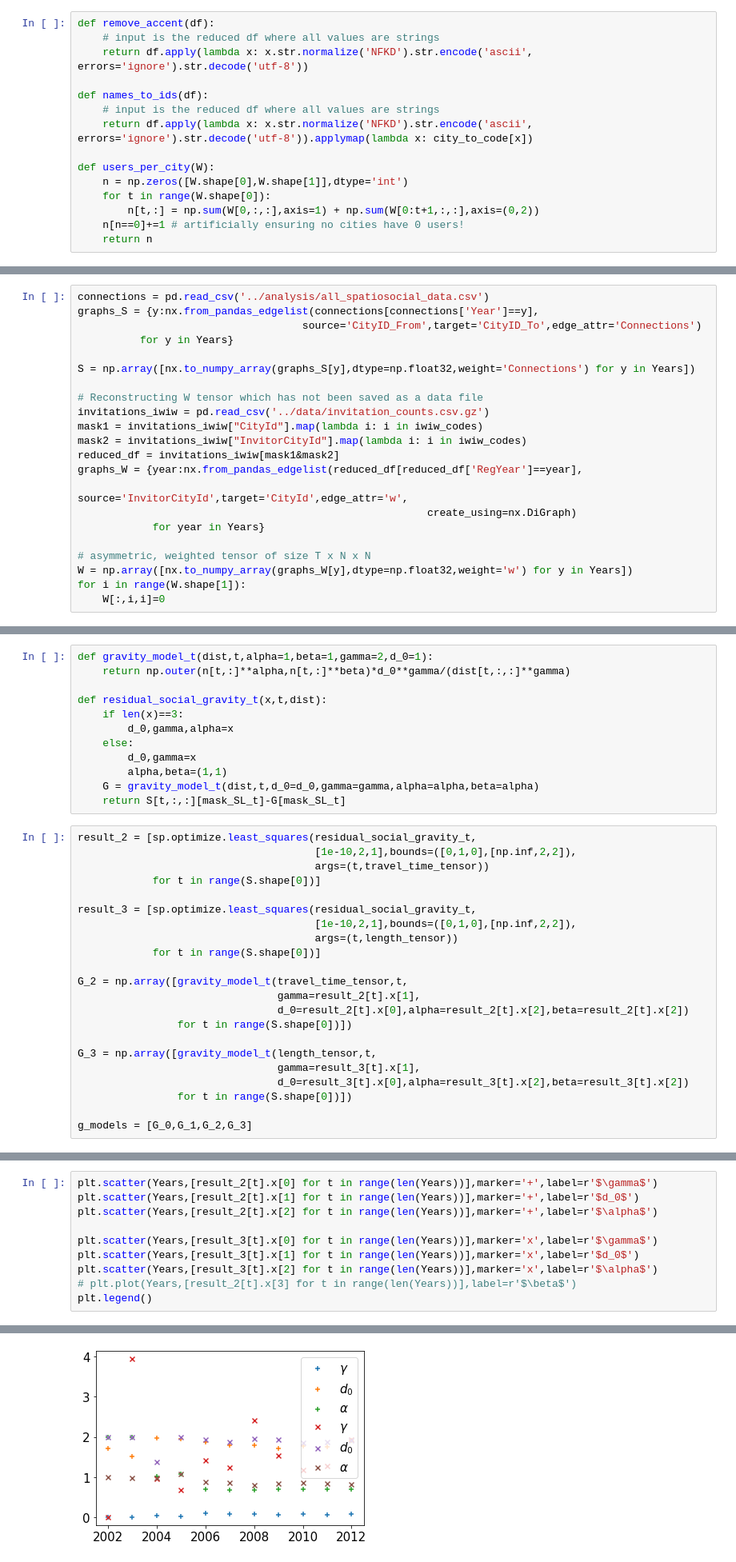
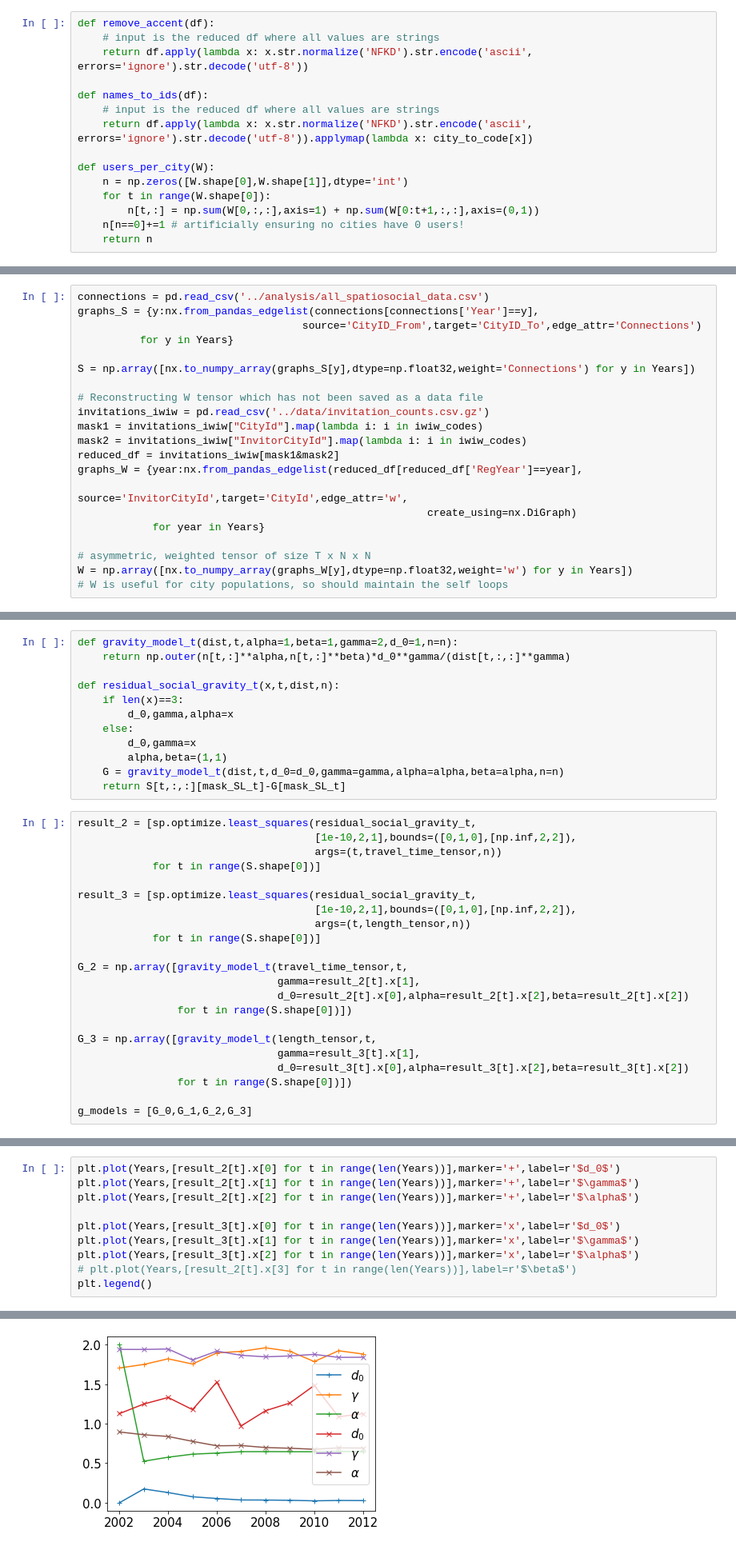
Before and after one commit to bokae/wwcs-2022-memory-of-social-connections, a Jupyter notebook: analysis/2-null model parameter inference.ipynb, the cells around one changed output, grey strips where cells are left out. Shown: that part at 80% size. Saved outputs shown, nothing was run; the diff lists cells and outputs as text.

Commit message:
adjusted population
population now is the total number of invitations a city receives at time t. The models are even worse with this adjusted population.

```diff
--- a/analysis/2-null model parameter inference.ipynb
+++ b/analysis/2-null model parameter inference.ipynb
@@ -38,7 +38,7 @@ def names_to_ids(df):
 def users_per_city(W):
     n = np.zeros([W.shape[0],W.shape[1]],dtype='int')
     for t in range(W.shape[0]):
-        n[t,:] = np.sum(W[0,:,:],axis=1) + np.sum(W[0:t+1,:,:],axis=(0,2))
+        n[t,:] = np.sum(W[0,:,:],axis=1) + np.sum(W[0:t+1,:,:],axis=(0,1))
     n[n==0]+=1 # artificially ensuring no cities have 0 users!
     return n
 # %% [markdown]
@@ -81,8 +81,7 @@ graphs_W = {year:nx.from_pandas_edgelist(reduced_df[reduced_df['RegYear']==year]
 
 # asymmetric, weighted tensor of size T x N x N
 W = np.array([nx.to_numpy_array(graphs_W[y],dtype=np.float32,weight='w') for y in Years])
-for i in range(W.shape[1]):
-    W[:,i,i]=0
+# W is useful for city populations, so should maintain the self loops
 # %%
 fig,axs=plt.subplots(figsize=(10,8),nrows=2,sharex=True)
 axs[0].plot(Years,(S[:,4,16]/S[-1,4,16])/(S.mean(axis=(1,2))/S.mean(axis=(1,2))[-1]),label=r'$S_{4,16}$')
@@ -156,26 +147,26 @@ Text(0.5, 0, 'Year')
 # %% [markdown]
 ## Evolving parameters
 # %%
-def gravity_model_t(dist,t,alpha=1,beta=1,gamma=2,d_0=1):
+def gravity_model_t(dist,t,alpha=1,beta=1,gamma=2,d_0=1,n=n):
     return np.outer(n[t,:]**alpha,n[t,:]**beta)*d_0**gamma/(dist[t,:,:]**gamma)
 
-def residual_social_gravity_t(x,t,dist):
+def residual_social_gravity_t(x,t,dist,n):
     if len(x)==3:
         d_0,gamma,alpha=x
     else:
         d_0,gamma=x
         alpha,beta=(1,1)
-    G = gravity_model_t(dist,t,d_0=d_0,gamma=gamma,alpha=alpha,beta=alpha)
+    G = gravity_model_t(dist,t,d_0=d_0,gamma=gamma,alpha=alpha,beta=alpha,n=n)
     return S[t,:,:][mask_SL_t]-G[mask_SL_t]
 # %%
 result_2 = [sp.optimize.least_squares(residual_social_gravity_t,
                                       [1e-10,2,1],bounds=([0,1,0],[np.inf,2,2]),
-                                      args=(t,travel_time_tensor))
+                                      args=(t,travel_time_tensor,n))
             for t in range(S.shape[0])]
 
 result_3 = [sp.optimize.least_squares(residual_social_gravity_t,
                                       [1e-10,2,1],bounds=([0,1,0],[np.inf,2,2]),
-                                      args=(t,length_tensor))
+                                      args=(t,length_tensor,n))
             for t in range(S.shape[0])]
 
 G_2 = np.array([gravity_model_t(travel_time_tensor,t,
@@ -213,16 +202,16 @@ result_2_par[0]*60
 # %%
-plt.scatter(Years,[result_2[t].x[0] for t in range(len(Years))],marker='+',label=r'$\gamma$')
-plt.scatter(Years,[result_2[t].x[1] for t in range(len(Years))],marker='+',label=r'$d_0$')
-plt.scatter(Years,[result_2[t].x[2] for t in range(len(Years))],marker='+',label=r'$\alpha$')
+plt.plot(Years,[result_2[t].x[0] for t in range(len(Years))],marker='+',label=r'$d_0$')
+plt.plot(Years,[result_2[t].x[1] for t in range(len(Years))],marker='+',label=r'$\gamma$')
+plt.plot(Years,[result_2[t].x[2] for t in range(len(Years))],marker='+',label=r'$\alpha$')
 
-plt.scatter(Years,[result_3[t].x[0] for t in range(len(Years))],marker='x',label=r'$\gamma$')
-plt.scatter(Years,[result_3[t].x[1] for t in range(len(Years))],marker='x',label=r'$d_0$')
-plt.scatter(Years,[result_3[t].x[2] for t in range(len(Years))],marker='x',label=r'$\alpha$')
+plt.plot(Years,[result_3[t].x[0] for t in range(len(Years))],marker='x',label=r'$d_0$')
+plt.plot(Years,[result_3[t].x[1] for t in range(len(Years))],marker='x',label=r'$\gamma$')
+plt.plot(Years,[result_3[t].x[2] for t in range(len(Years))],marker='x',label=r'$\alpha$')
 # plt.plot(Years,[result_2[t].x[3] for t in range(len(Years))],label=r'$\beta$')
 plt.legend()
 # %% [output]
 <matplotlib.legend.Legend at 0x...>
-[figure, old version]
+[figure, new version]
 # %%
 fig,axs=plt.subplots(figsize=(12,5),ncols=2,sharey=True)
 
```
Also changed, not shown: parts of 27 cells of this notebook.
